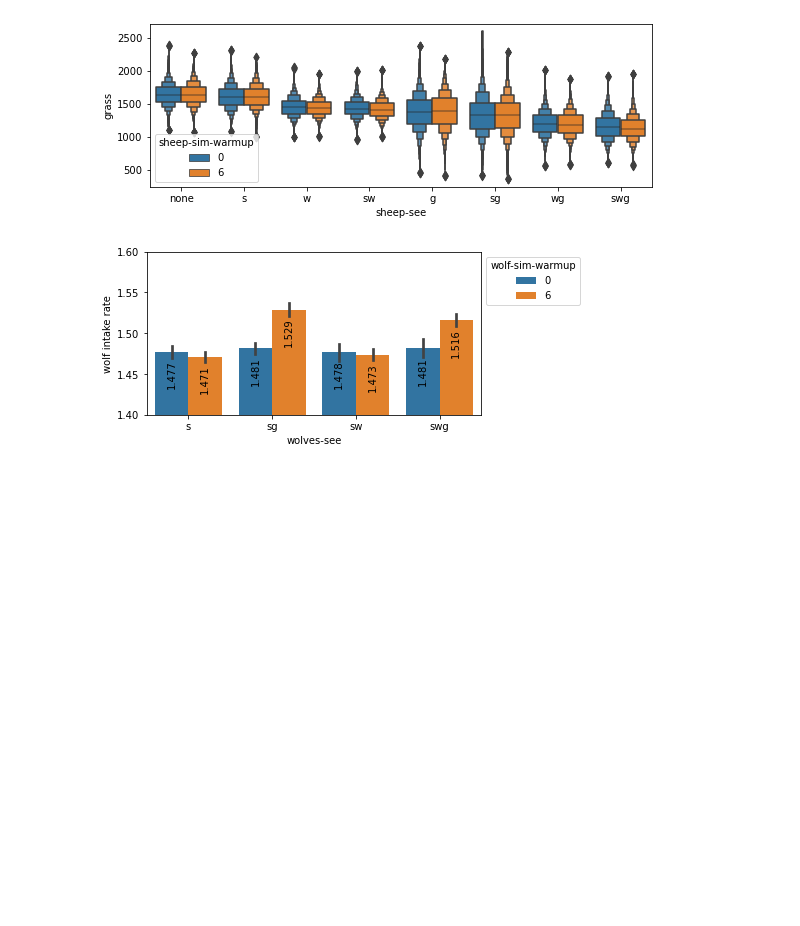
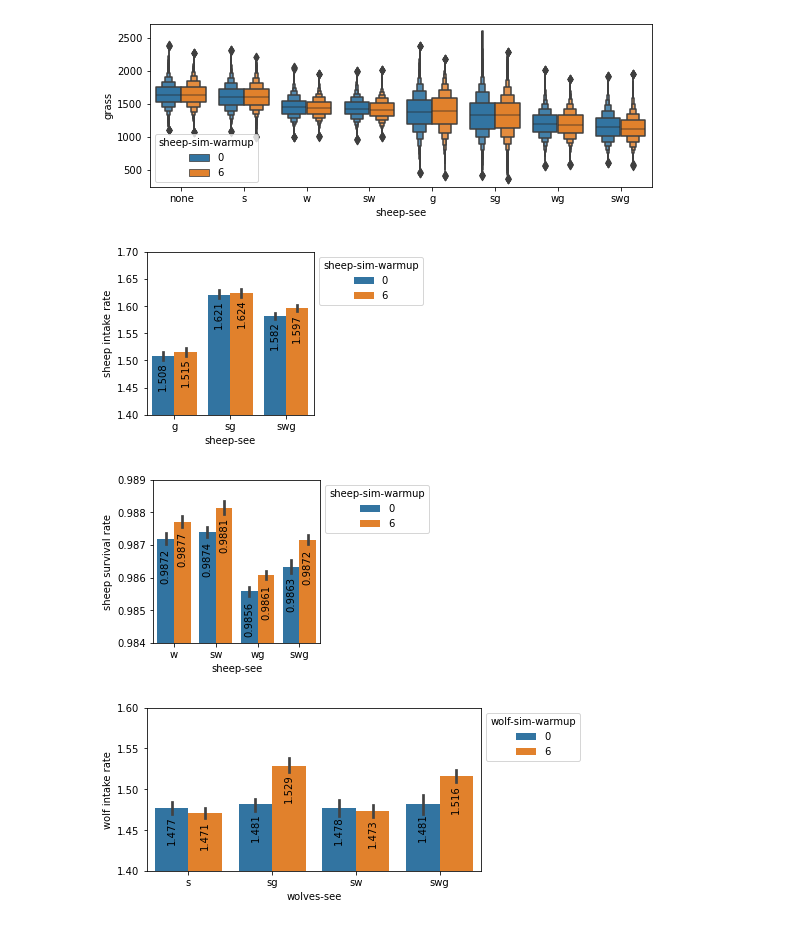
Before and after one commit to qiemem/Wolf-Sheep-Predation-Micro-Sims, a Jupyter notebook: micro-sims-analysis.ipynb, the cells around one changed output. Drawn from its saved outputs; the diff is of its cells as text; code cells hidden in the pictures; blank space fills up the shorter version.

Commit message:
Add more warmup eff graphs

```diff
--- a/micro-sims-analysis.ipynb
+++ b/micro-sims-analysis.ipynb
@@ -949,32 +949,52 @@ ax = sns.boxenplot(
 [figure]
 [figure]
 # %%
-# plt.figure(figsize=(9,3))
-# ax = sns.barplot(
-#     wudf_runs.filter(
-#         (pl.col("sheep-sim-warmup") == 0) & (pl.col("sheep-see") == "swg")
-#     ).to_pandas(),
-#     x="wolves-see",
-#     y="wolf-efficiency",
-#     hue="wolf-sim-warmup",
-#     order=wolves_see_order,
-# )
-# for b in ax.containers:
-#     ax.bar_label(b, fmt="%.2f", padding=2)
-# #ax.set_ylim(0, 1)
+ax = plot_eff_over_sees(
+    wudf_runs.filter(
+        (pl.col("wolf-sim-warmup") == 0) & (pl.col("wolves-see") == "swg")
+    ),
+    ("sheep-efficiency", "sheep intake rate"),
+    ("sheep-see", ["g", "sg", "swg"]),
+    ("sheep-sim-warmup", [0, 6]),
+    yoff=-0.01,
+    figsize=(3, 3),
+)
+ax.set_ylim(1.4, 1.7)
+ax.figure.savefig(
+    "images/microsims_warmup_exp_sheep_eff.png", bbox_inches="tight", dpi=300
+)
+
+ax = plot_eff_over_sees(
+    wudf_runs.filter(
+        (pl.col("wolf-sim-warmup") == 0) & (pl.col("wolves-see") == "swg")
+    ),
+    ("sheep-escape-efficiency", "sheep survival rate"),
+    ("sheep-see", ["w", "sw", "wg", "swg"]),
+    ("sheep-sim-warmup", [0, 6]),
+    yoff=-0.0003,
+    figsize=(3, 3),
+    fmt="{:.4f}",
+)
+ax.set_ylim(0.984, 0.989)
+ax.figure.savefig(
+    "images/microsims_warmup_exp_sheep_esc_eff.png", bbox_inches="tight", dpi=300
+)
+
 ax = plot_eff_over_sees(
     wudf_runs.filter(
         (pl.col("sheep-sim-warmup") == 0) & (pl.col("sheep-see") == "swg")
     ),
     ("wolf-efficiency", "wolf intake rate"),
     ("wolves-see", ["s", "sg", "sw", "swg"]),
     ("wolf-sim-warmup", [0, 6]),
     yoff=-0.01,
     figsize=(6, 3),
 )
 ax.set_ylim(1.4, 1.6)
 ax.figure.savefig(
     "images/microsims_warmup_exp_wolf_eff.png", bbox_inches="tight", dpi=300
 )
 # %% [output]
-[figure, old version]
+[figure, new version]
+[figure, added]
+[figure, added]
```
